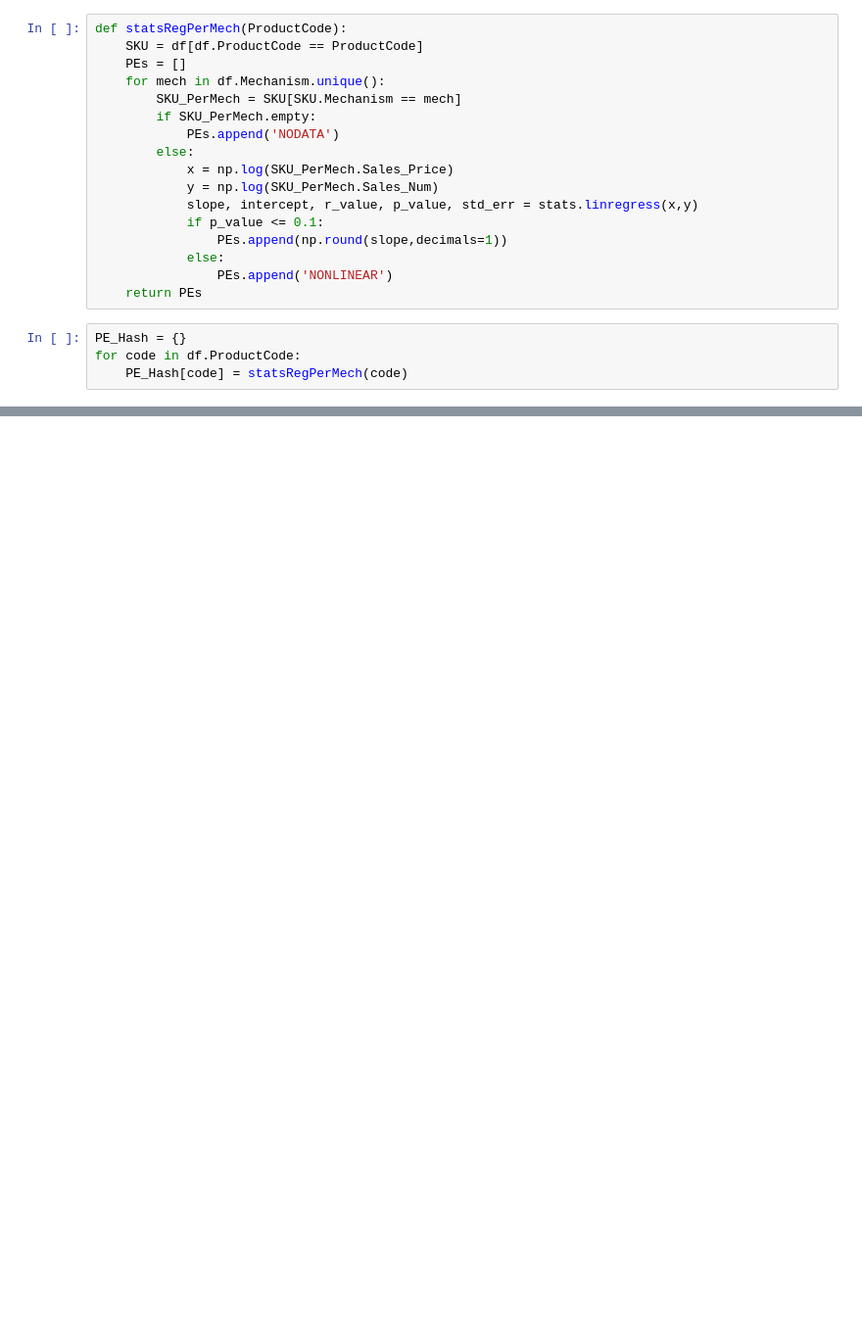
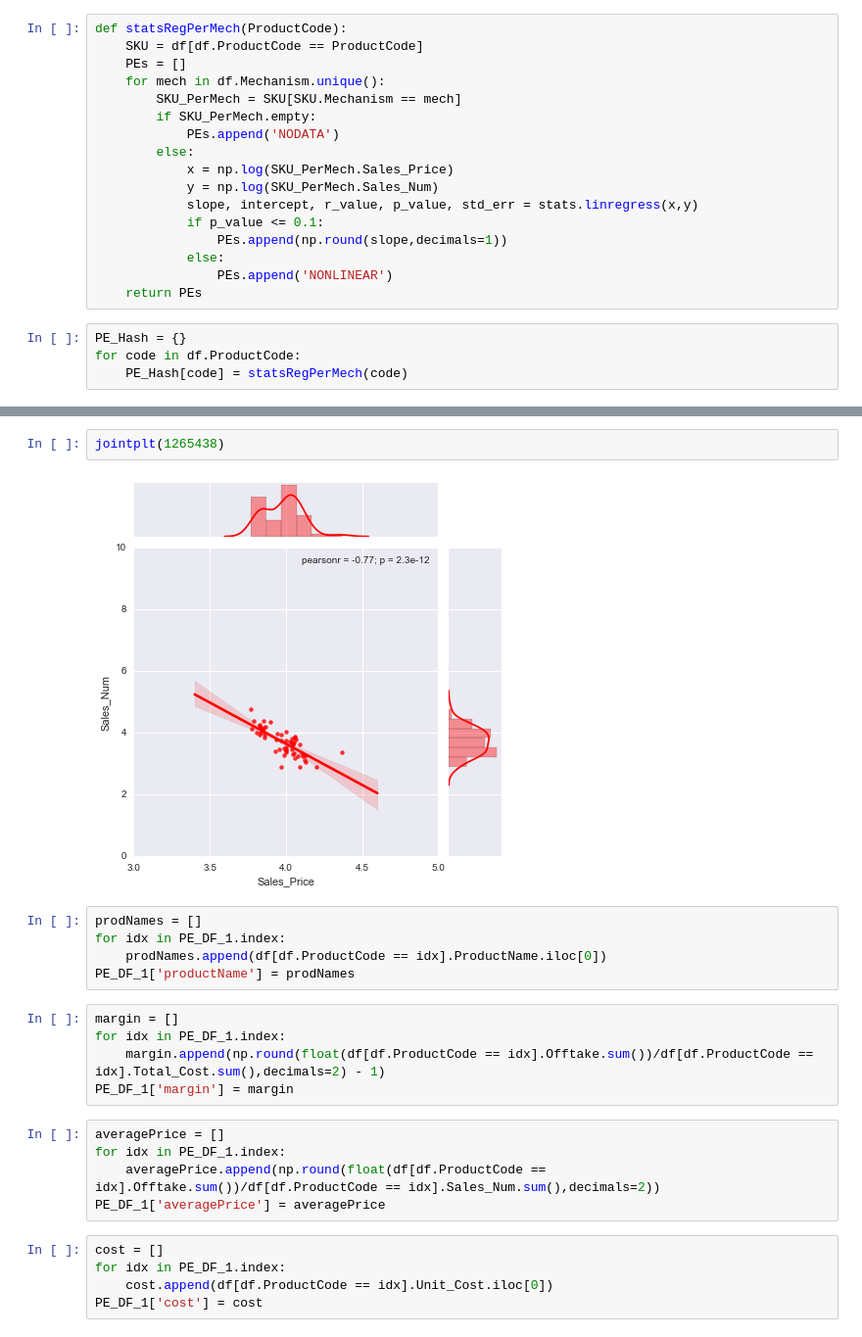
Before and after one commit to XRen615/exploreKit, a Jupyter notebook: Base_Estimation_Regression_HC_CY.ipynb, the cells around one changed output, grey strips where cells are left out. Shown: that part at 98% size. Drawn from its saved outputs; the diff is of its cells as text; blank space fills up the shorter version.

```diff
--- a/Base_Estimation_Regression_HC_CY.ipynb
+++ b/Base_Estimation_Regression_HC_CY.ipynb
@@ -157,0 +164,24 @@ PE_DF.to_csv(r'C:\Users\ren.x.1\Desktop\VS_Pricing\pePSKUPM.csv',encoding = 'utf
+# %%
+jointplt(1265438)
+# %% [output]
+[figure, added]
+# %%
+prodNames = []
+for idx in PE_DF_1.index:
+    prodNames.append(df[df.ProductCode == idx].ProductName.iloc[0])
+PE_DF_1['productName'] = prodNames
+# %%
+margin = []
+for idx in PE_DF_1.index:
+    margin.append(np.round(float(df[df.ProductCode == idx].Offtake.sum())/df[df.ProductCode == idx].Total_Cost.sum(),decimals=2) - 1)
+PE_DF_1['margin'] = margin
+# %%
+averagePrice = []
+for idx in PE_DF_1.index:
+    averagePrice.append(np.round(float(df[df.ProductCode == idx].Offtake.sum())/df[df.ProductCode == idx].Sales_Num.sum(),decimals=2))
+PE_DF_1['averagePrice'] = averagePrice
+# %%
+cost = []
+for idx in PE_DF_1.index:
+    cost.append(df[df.ProductCode == idx].Unit_Cost.iloc[0])
+PE_DF_1['cost'] = cost
```
Also changed, not shown: parts of 15 cells of this notebook, 1 other file.
